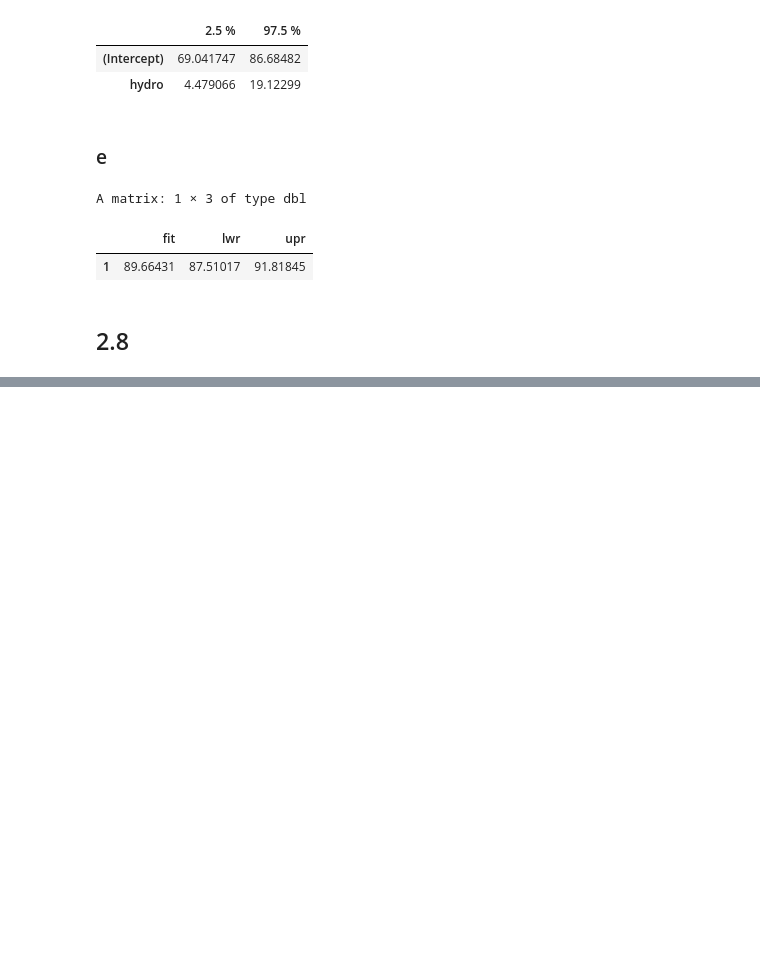
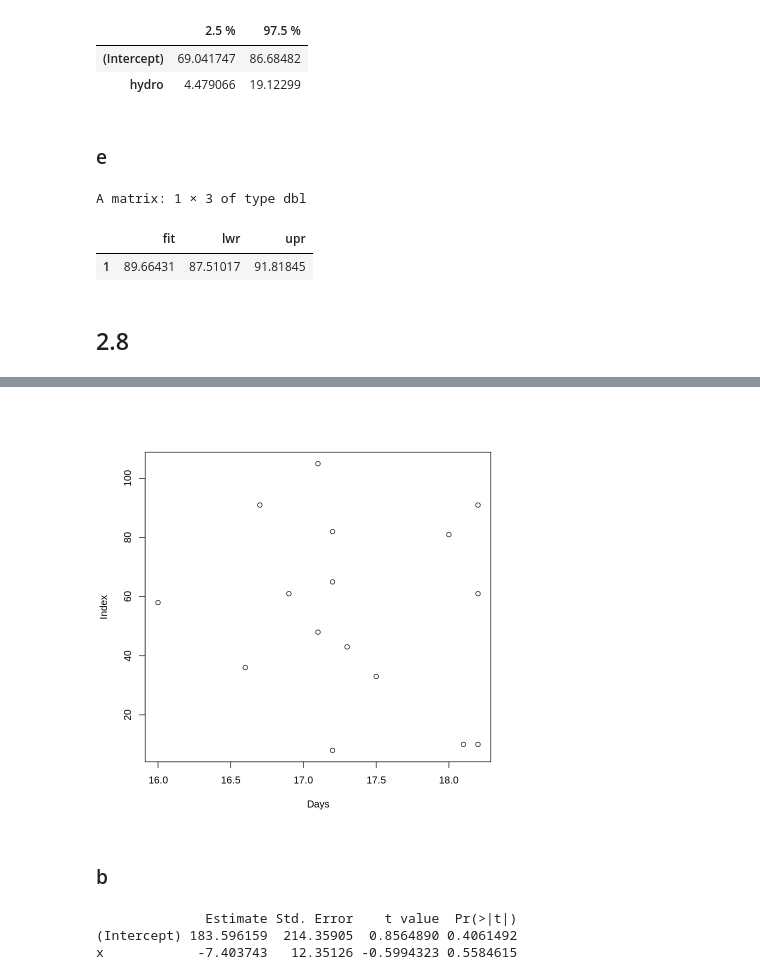
Before and after one commit to j-buss/Introduction-to-Linear-Regression-Analysis, a Jupyter notebook: Chapter_02/Chapter_02_Problems_R.ipynb, the cells around one changed output, grey strips where cells are left out. Drawn from its saved outputs; the diff is of its cells as text; code cells hidden in the pictures; blank space fills up the shorter version.

Commit message:
continued Chapter 2 problems

```diff
--- a/Chapter_02/Chapter_02_Problems_R.ipynb
+++ b/Chapter_02/Chapter_02_Problems_R.ipynb
@@ -539,0 +939,8 @@ A matrix: 1 × 3 of type dbl
+# %%
+Ozone.DataTable <- read_excel('../linear_regression_5e_data_sets/Chapter 2/Problems/data-prob-2-13.XLS')
+
+Ozone.df <- data.frame(
+    x=Ozone.DataTable$'index',
+    y=Ozone.DataTable$'days')
+
+head(Ozone.df)
@@ -539,0 +957,17 @@ A matrix: 1 × 3 of type dbl
+# %%
+plot(x=Ozone.df$x, y=Ozone.df$y,xlab="Days",ylab="Index")
+# %% [output]
+[figure, added]
+# %% [markdown]
+### b
+# %%
+Ozone.lm <- lm(y ~ x, data=Ozone.df)
+Ozone.lm.summary <- summary(Ozone.lm)
+Ozone.lm.anova <- anova(Ozone.lm)
+Ozone.lm.MSres <- Ozone.lm.anova['Residuals','Mean Sq']
+Ozone.lm.rsquared <- Ozone.lm.summary$r.squared
+print(Ozone.lm.summary$coefficients)
+# %% [output]
+              Estimate Std. Error    t value  Pr(>|t|)
+(Intercept) 183.596159  214.35905  0.8564890 0.4061492
+x            -7.403743   12.35126 -0.5994323 0.5584615
```
Also changed, not shown: parts of 85 cells of this notebook, 1 other file.
